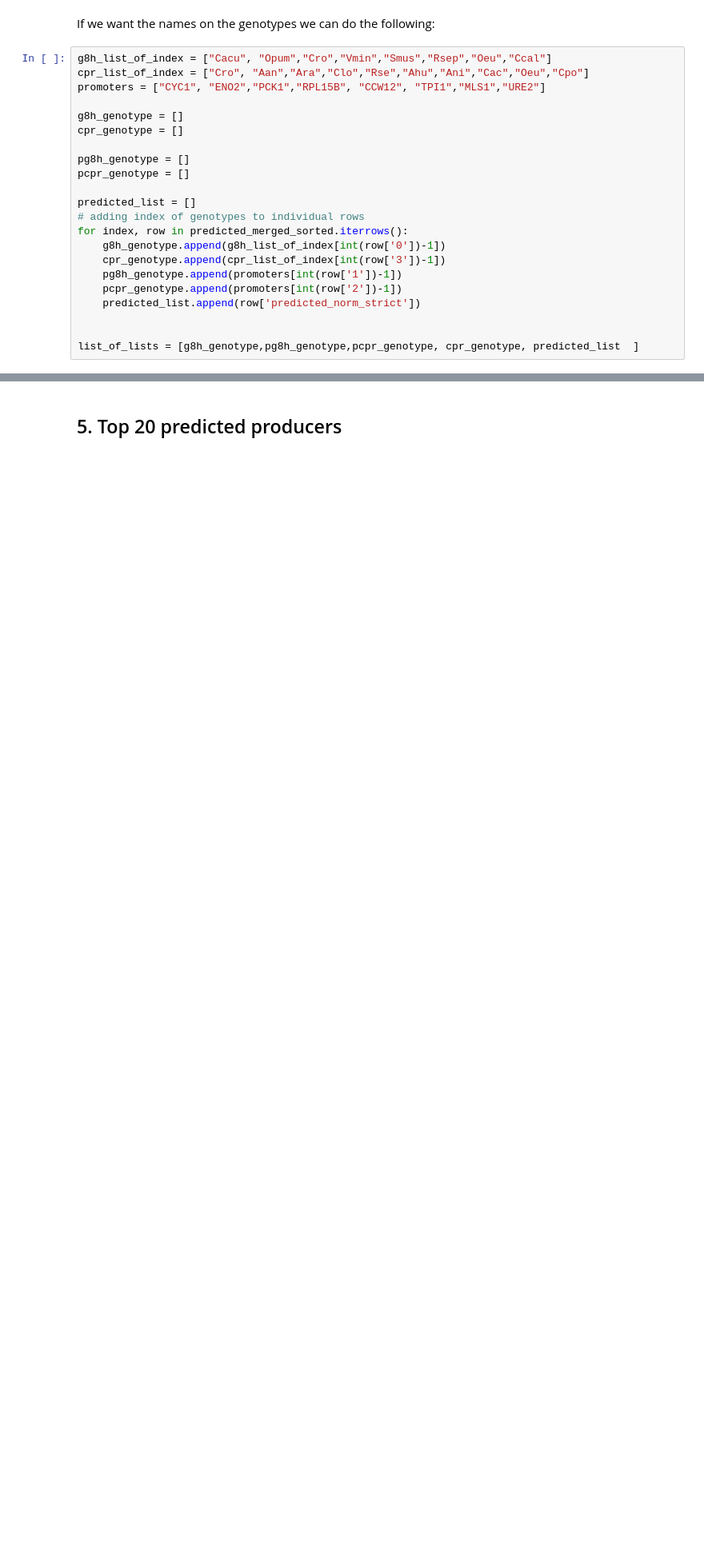
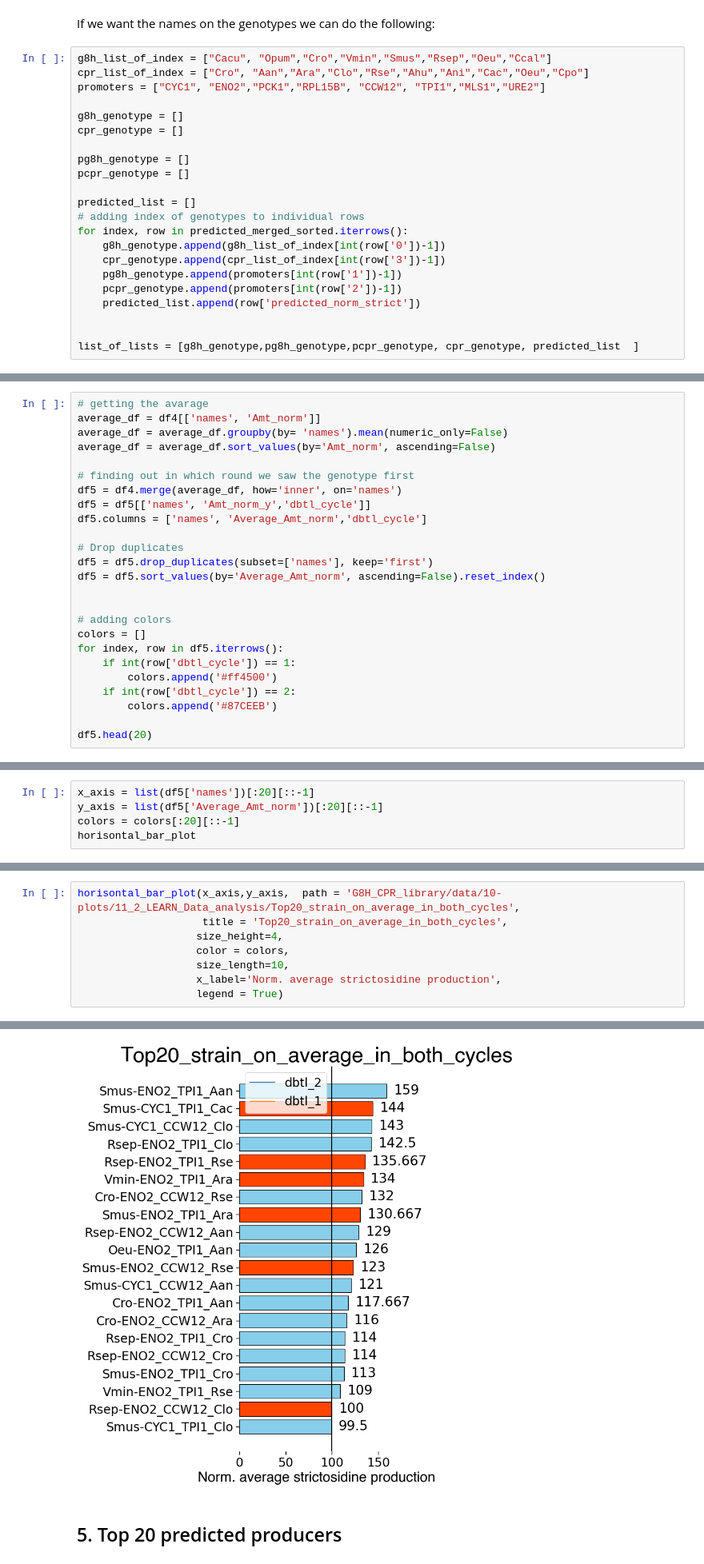
Before and after one commit to hiyama341/teemi, a Jupyter notebook: colab_notebooks/11_2_LEARN_DataAnalysisML.ipynb, the cells around one changed output, grey strips where cells are left out. Shown at 80% size. Drawn from its saved outputs; the diff is of its cells as text; blank space fills up the shorter version.

```diff
--- a/colab_notebooks/11_2_LEARN_DataAnalysisML.ipynb
+++ b/colab_notebooks/11_2_LEARN_DataAnalysisML.ipynb
@@ -698,0 +813,25 @@ list_of_lists = [g8h_genotype,pg8h_genotype,pcpr_genotype, cpr_genotype, predict
+# %%
+# getting the avarage
+average_df = df4[['names', 'Amt_norm']]
+average_df = average_df.groupby(by= 'names').mean(numeric_only=False)
+average_df = average_df.sort_values(by='Amt_norm', ascending=False)
+
+# finding out in which round we saw the genotype first
+df5 = df4.merge(average_df, how='inner', on='names')
+df5 = df5[['names', 'Amt_norm_y','dbtl_cycle']]
+df5.columns = ['names', 'Average_Amt_norm','dbtl_cycle']
+
+# Drop duplicates
+df5 = df5.drop_duplicates(subset=['names'], keep='first')
+df5 = df5.sort_values(by='Average_Amt_norm', ascending=False).reset_index()
+
+
+# adding colors
+colors = []
+for index, row in df5.iterrows():
+    if int(row['dbtl_cycle']) == 1:
+        colors.append('#ff4500')
+    if int(row['dbtl_cycle']) == 2:
+        colors.append('#87CEEB')
+
+df5.head(20)
@@ -698,0 +858,5 @@ list_of_lists = [g8h_genotype,pg8h_genotype,pcpr_genotype, cpr_genotype, predict
+# %%
+x_axis = list(df5['names'])[:20][::-1]
+y_axis = list(df5['Average_Amt_norm'])[:20][::-1]
+colors = colors[:20][::-1]
+horisontal_bar_plot
@@ -698,0 +865,9 @@ list_of_lists = [g8h_genotype,pg8h_genotype,pcpr_genotype, cpr_genotype, predict
+# %%
+horisontal_bar_plot(x_axis,y_axis,  path = 'G8H_CPR_library/data/10-plots/11_2_LEARN_Data_analysis/Top20_strain_on_average_in_both_cycles',
+                    title = 'Top20_strain_on_average_in_both_cycles',
+                   size_height=4,
+                   color = colors,
+                   size_length=10,
+                   x_label='Norm. average strictosidine production',
+                   legend = True)
+# %% [output]
@@ -699,3 +880,4 @@ list_of_lists = [g8h_genotype,pg8h_genotype,pcpr_genotype, cpr_genotype, predict
+[figure, added]
 # %% [markdown]
 ## 5. Top 20 predicted producers
 # %%
```
Also changed, not shown: parts of 11 cells of this notebook.
